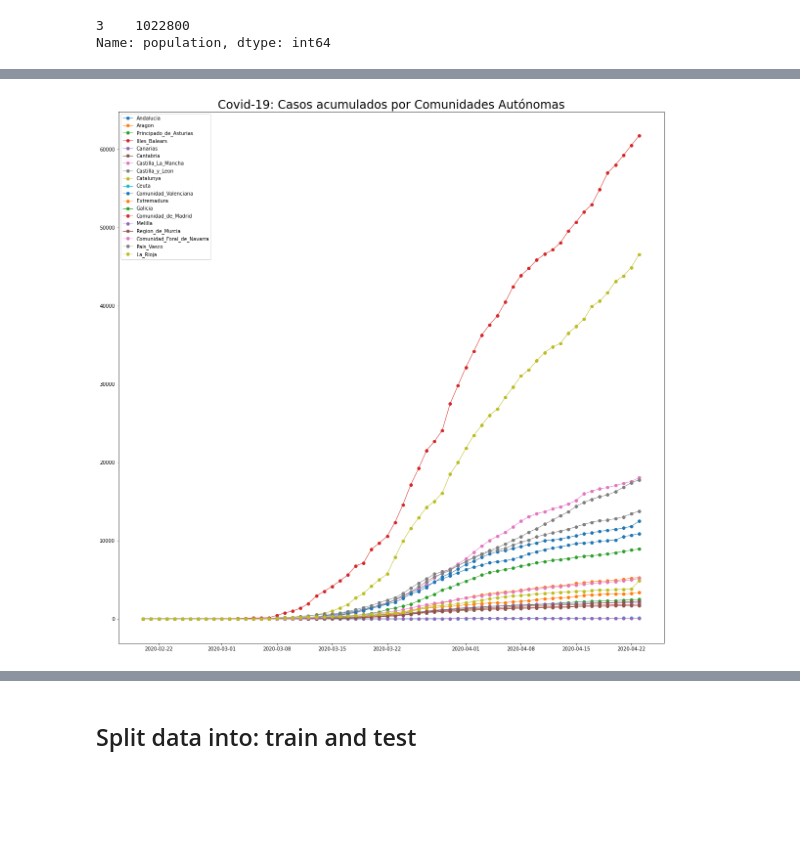
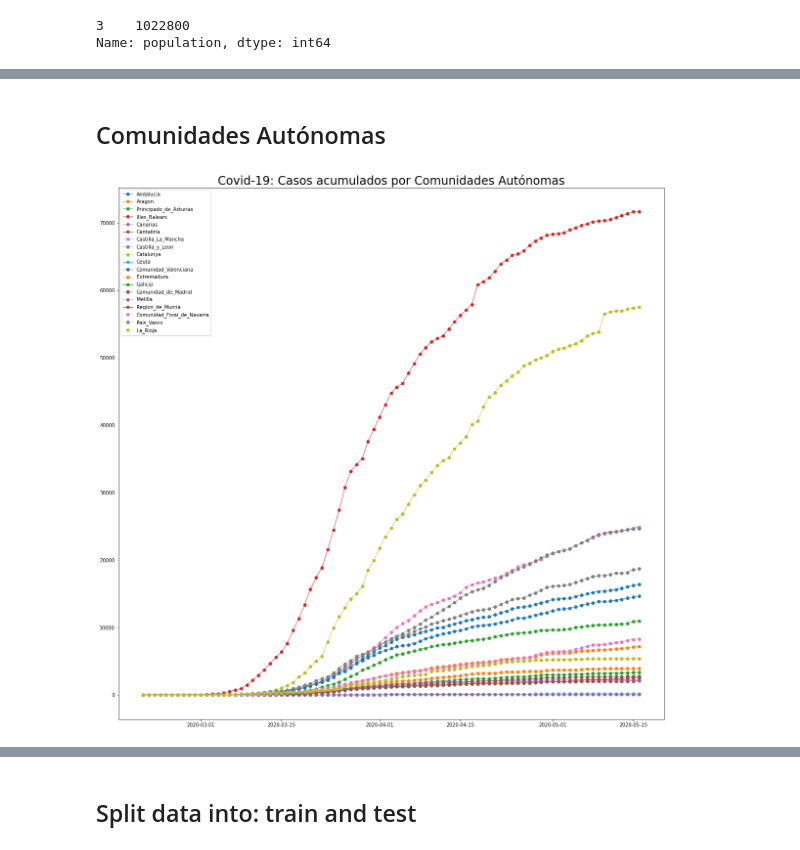
Before and after one commit to jorivero83/covid19, a Jupyter notebook: covid_spain.ipynb, the cells around one changed output, grey strips where cells are left out. Drawn from its saved outputs; the diff is of its cells as text; code cells hidden in the pictures; blank space fills up the shorter version.

```diff
--- a/covid_spain.ipynb
+++ b/covid_spain.ipynb
@@ -17,15 +17,16 @@ map_code_name = {'AN': 'Andalucia', 'AR': 'Aragon', 'AS': 'Principado_de_Asturia
                  'VC': 'Comunidad_Valenciana', 'CE': 'Ceuta', 'ML': 'Melilla'}
 # %%
 # Source: https://covid19.isciii.es/
-df_input = pd.read_csv('data/spain_data_ccaa.csv', sep=',', decimal='.',
+df_input = pd.read_csv('data/agregados.csv', sep=',', decimal='.',
                        error_bad_lines=False, encoding='ISO-8859-15',dtype='object')
 df_input.columns = df_input.columns.map(lambda x: str(x).lower())
 df_input = df_input[df_input['ccaa'].map(lambda x: len(str(x))<3)]
 df_input['ccaa_name'] = df_input['ccaa'].map(map_code_name)
 df_input['fecha'] = pd.to_datetime(df_input['fecha'], format='%d/%m/%Y')
 df_input = df_input.fillna(0)
-cols_num = ['casos','hospitalizados','uci','fallecidos','recuperados']
+cols_num = ['casos','pcr+', 'testac+','hospitalizados','uci','fallecidos','recuperados']
 for v in cols_num:
     df_input[v] = df_input[v].astype(float)
-df_input.head(5)
+df_input['casos'] = df_input['casos'] + df_input['pcr+'] + df_input['testac+']
+df_input.tail(5)
 # %% [output]
@@ -72,14 +264,16 @@ Name: population, dtype: int64
+# %% [markdown]
+## Comunidades Autónomas
 # %%
 fig = plt.figure(figsize=(20,20))
 ccaa_list = list(df_input['ccaa_name'].unique())
 for v in ccaa_list:
     tmp = df_input[df_input['ccaa_name']==v]
-    plt.plot(tmp['fecha'], tmp['casos'].astype(int), marker='o', ls='-', lw=1, label=v)
+    plt.plot(tmp['fecha'], tmp['casos'], marker='o', ls='-', lw=1, label=v)
 plt.title('Covid-19: Casos acumulados por Comunidades Autónomas', fontsize=24)
 plt.legend()
 plt.show()
 # %% [output]
-[figure, old version]
+[figure, new version]
 # %%
 fig = plt.figure(figsize=(20,20))
 ccaa_list = list(df_input['ccaa_name'].unique())
```
Also changed, not shown: parts of 10 cells of this notebook, 6 other files.
